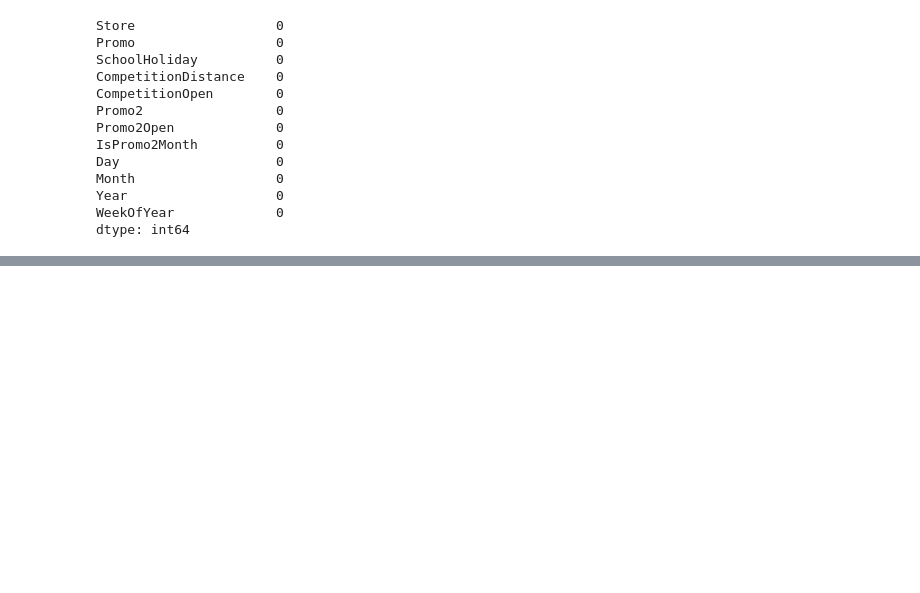
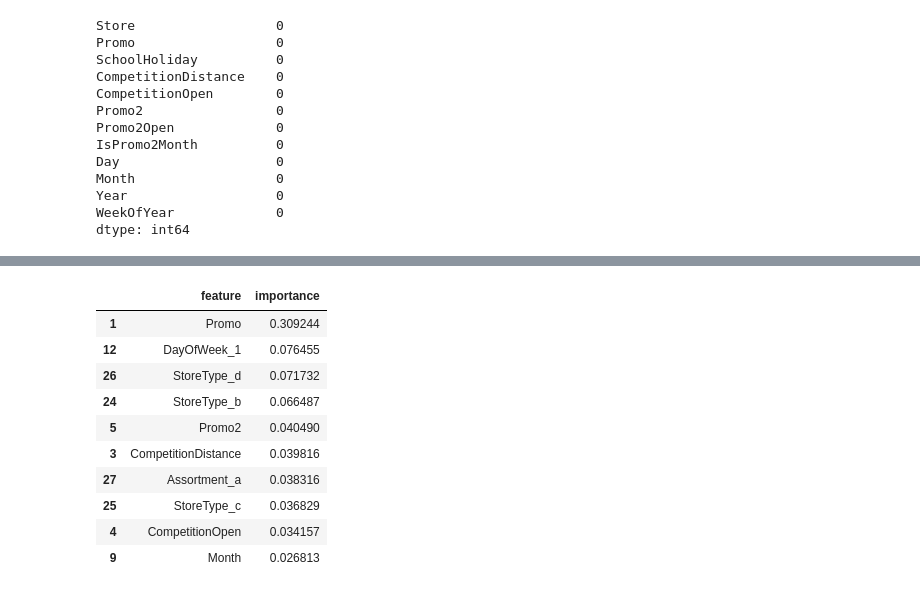
Before and after one commit to gachempa/KRBV0723, a Jupyter notebook: MachineLearning/ML-Rossman_GBM.ipynb, the cells around one changed output, grey strips where cells are left out. Saved outputs shown, nothing was run; the diff lists cells and outputs as text; code cells hidden in the pictures; blank space fills up the shorter version.

```diff
--- a/MachineLearning/ML-Rossman_GBM.ipynb
+++ b/MachineLearning/ML-Rossman_GBM.ipynb
@@ -335,0 +387,19 @@ X_test = test_inputs[numeric_cols + encoded_cols]
+# %%
+importance_df = pd.DataFrame({
+    'feature': X.columns,
+    'importance': model.feature_importances_
+}).sort_values('importance', ascending=False)
+
+importance_df.head(10)
+# %% [output]
+|  | feature | importance |
+| 1 | Promo | 0.309244 |
+| 12 | DayOfWeek_1 | 0.076455 |
+| 26 | StoreType_d | 0.071732 |
+| 24 | StoreType_b | 0.066487 |
+| 5 | Promo2 | 0.040490 |
+| 3 | CompetitionDistance | 0.039816 |
+| 27 | Assortment_a | 0.038316 |
+| 25 | StoreType_c | 0.036829 |
+| 4 | CompetitionOpen | 0.034157 |
+| 9 | Month | 0.026813 |
```
Also changed, not shown: parts of 9 cells of this notebook.
